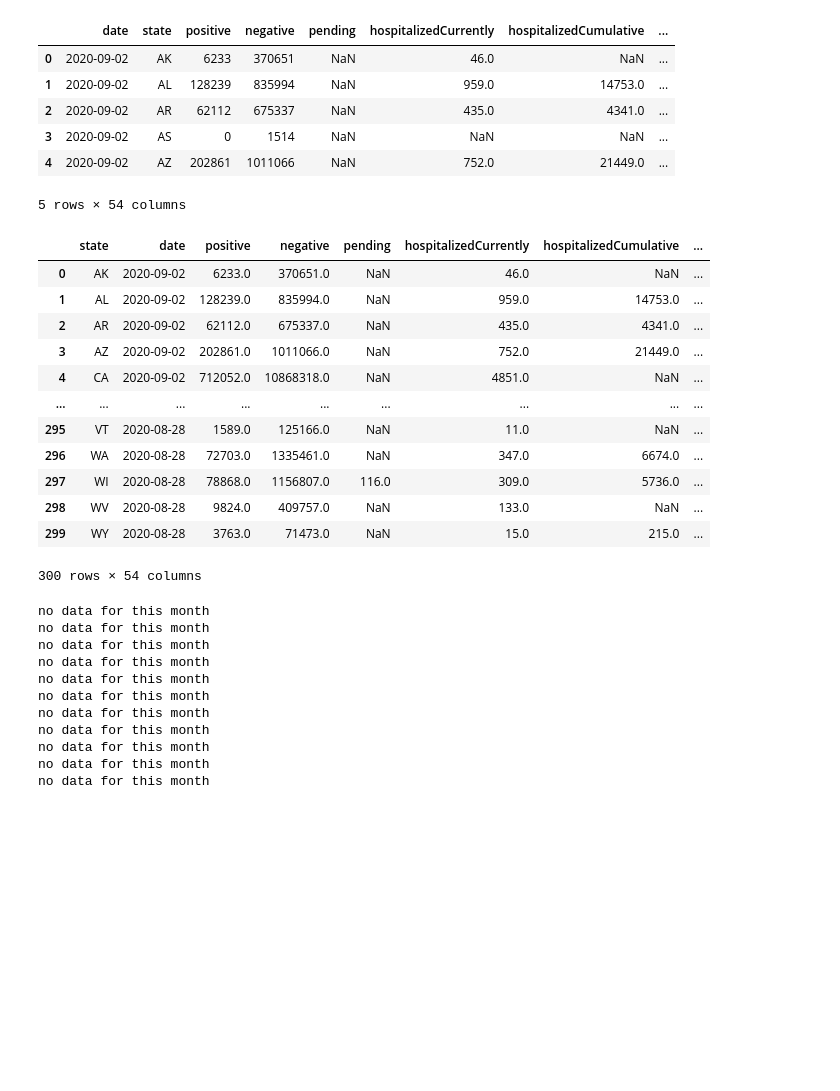
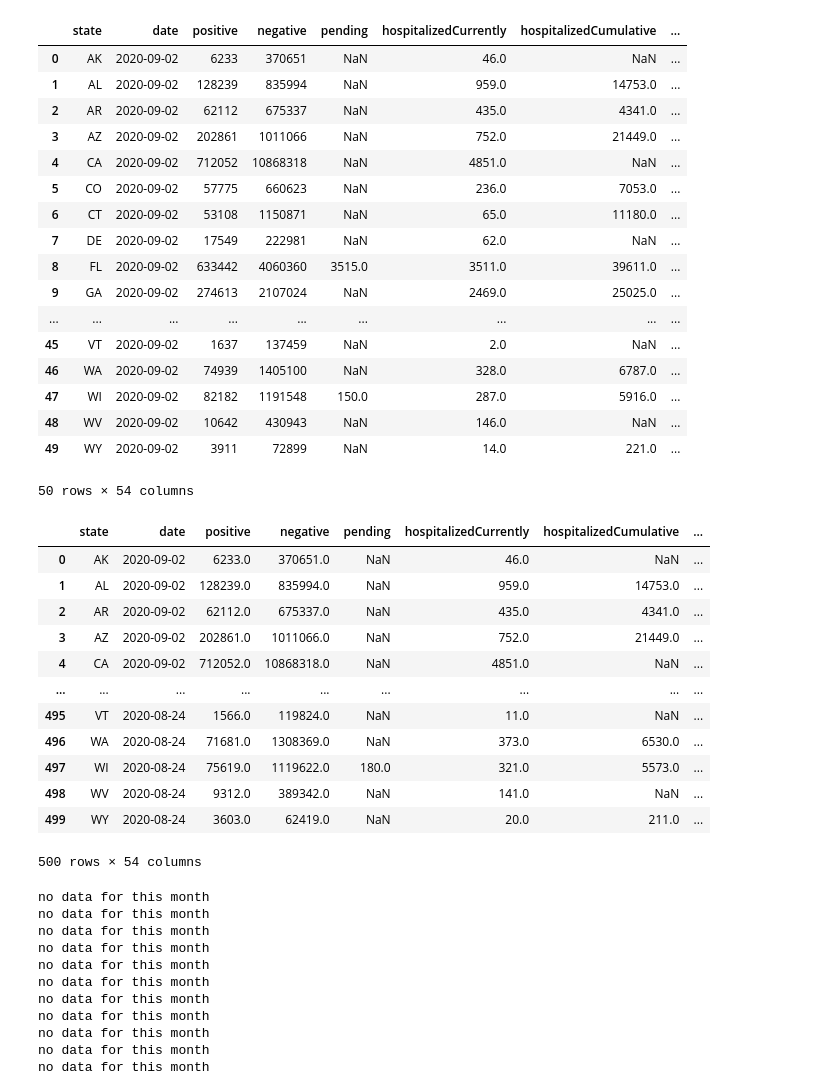
Before and after one commit to jamisonunruh24/Project-1, a Jupyter notebook: Data Clean up.ipynb, the cells around one changed output. Cells and saved outputs as stored; diff of their text form; code cells hidden in the pictures; blank space fills up the shorter version.

Commit message:
Final version of clean data notebook

```diff
--- a/Data Clean up.ipynb
+++ b/Data Clean up.ipynb
@@ -20,30 +20,47 @@ county_population_file = pd.read_csv("data_sources/qventus-covid-19-localized-sc
 # %%
 #URL pulls state data just for the current or last weekday reported
 url = "https://api.covidtracking.com/v1/states/current.json"
 state_current_data = (requests.get(url)).json()
 #Creating dataframe form api request
 state_current_data=pd.DataFrame(state_current_data)
 #date format is yyyymmdd this line changes to yyyy-mm-dd
 state_current_data['date'] = pd.to_datetime(state_current_data['date'], format='%Y%m%d')
 
-state_current_data.head()
+#Dropping US territoires from state current data
+state_current_data = state_current_data.set_index("state")
+state_current_data = state_current_data.drop(["AS","GU","MP","PR", "VI","DC"])
+state_current_data = state_current_data.reset_index()
+
+state_current_data.head(50)
 # %% [output]
-|  | date | state | positive | negative | pending | hospitalizedCurrently | hospitalizedCumulative | ... |
-| 0 | 2020-09-02 | AK | 6233 | 370651 | NaN | 46.0 | NaN | ... |
-| 1 | 2020-09-02 | AL | 128239 | 835994 | NaN | 959.0 | 14753.0 | ... |
-| 2 | 2020-09-02 | AR | 62112 | 675337 | NaN | 435.0 | 4341.0 | ... |
-| 3 | 2020-09-02 | AS | 0 | 1514 | NaN | NaN | NaN | ... |
-| 4 | 2020-09-02 | AZ | 202861 | 1011066 | NaN | 752.0 | 21449.0 | ... |
+|  | state | date | positive | negative | pending | hospitalizedCurrently | hospitalizedCumulative | ... |
+| 0 | AK | 2020-09-02 | 6233 | 370651 | NaN | 46.0 | NaN | ... |
+| 1 | AL | 2020-09-02 | 128239 | 835994 | NaN | 959.0 | 14753.0 | ... |
+| 2 | AR | 2020-09-02 | 62112 | 675337 | NaN | 435.0 | 4341.0 | ... |
+| 3 | AZ | 2020-09-02 | 202861 | 1011066 | NaN | 752.0 | 21449.0 | ... |
+| 4 | CA | 2020-09-02 | 712052 | 10868318 | NaN | 4851.0 | NaN | ... |
+| 5 | CO | 2020-09-02 | 57775 | 660623 | NaN | 236.0 | 7053.0 | ... |
+| 6 | CT | 2020-09-02 | 53108 | 1150871 | NaN | 65.0 | 11180.0 | ... |
+| 7 | DE | 2020-09-02 | 17549 | 222981 | NaN | 62.0 | NaN | ... |
+| 8 | FL | 2020-09-02 | 633442 | 4060360 | 3515.0 | 3511.0 | 39611.0 | ... |
+| 9 | GA | 2020-09-02 | 274613 | 2107024 | NaN | 2469.0 | 25025.0 | ... |
+| ... | ... | ... | ... | ... | ... | ... | ... | ... |
+| 45 | VT | 2020-09-02 | 1637 | 137459 | NaN | 2.0 | NaN | ... |
+| 46 | WA | 2020-09-02 | 74939 | 1405100 | NaN | 328.0 | 6787.0 | ... |
+| 47 | WI | 2020-09-02 | 82182 | 1191548 | 150.0 | 287.0 | 5916.0 | ... |
+| 48 | WV | 2020-09-02 | 10642 | 430943 | NaN | 146.0 | NaN | ... |
+| 49 | WY | 2020-09-02 | 3911 | 72899 | NaN | 14.0 | 221.0 | ... |
-5 rows × 54 columns
+50 rows × 54 columns
 # %%
-#URL pulls collection of all states current data from past dates
+#URL pulls collection of all states current data from previous dates
 url = "https://api.covidtracking.com/v1/states/daily.json"
 state_daily_data = (requests.get(url)).json()
 
-#Creating dataframe form api request
+#Creating dataframe form API request
 state_daily_data=pd.DataFrame(state_daily_data)
 
 #date format is yyyymmdd this line changes to yyyy-mm-dd
+#Used later in adding specific cloumns for "Month" and "Day" for sorting data by timeframe
 state_daily_data['date'] = pd.to_datetime(state_daily_data['date'], format='%Y%m%d')
 
 #Dropping US Territories from state list
@@ -59,7 +76,7 @@ for state in states:
     state_case = state_daily_data.loc[state_daily_data["state"] == state]
     total_cases_by_state.append(state_case["positive"].sum())
 
-state_daily_data.head(300)
+state_daily_data.head(500)
 # %% [output]
 |  | state | date | positive | negative | pending | hospitalizedCurrently | hospitalizedCumulative | ... |
 | 0 | AK | 2020-09-02 | 6233.0 | 370651.0 | NaN | 46.0 | NaN | ... |
@@ -68,11 +85,11 @@ state_daily_data.head(300)
 | 3 | AZ | 2020-09-02 | 202861.0 | 1011066.0 | NaN | 752.0 | 21449.0 | ... |
 | 4 | CA | 2020-09-02 | 712052.0 | 10868318.0 | NaN | 4851.0 | NaN | ... |
 | ... | ... | ... | ... | ... | ... | ... | ... | ... |
-| 295 | VT | 2020-08-28 | 1589.0 | 125166.0 | NaN | 11.0 | NaN | ... |
-| 296 | WA | 2020-08-28 | 72703.0 | 1335461.0 | NaN | 347.0 | 6674.0 | ... |
-| 297 | WI | 2020-08-28 | 78868.0 | 1156807.0 | 116.0 | 309.0 | 5736.0 | ... |
-| 298 | WV | 2020-08-28 | 9824.0 | 409757.0 | NaN | 133.0 | NaN | ... |
-| 299 | WY | 2020-08-28 | 3763.0 | 71473.0 | NaN | 15.0 | 215.0 | ... |
+| 495 | VT | 2020-08-24 | 1566.0 | 119824.0 | NaN | 11.0 | NaN | ... |
+| 496 | WA | 2020-08-24 | 71681.0 | 1308369.0 | NaN | 373.0 | 6530.0 | ... |
+| 497 | WI | 2020-08-24 | 75619.0 | 1119622.0 | 180.0 | 321.0 | 5573.0 | ... |
+| 498 | WV | 2020-08-24 | 9312.0 | 389342.0 | NaN | 141.0 | NaN | ... |
+| 499 | WY | 2020-08-24 | 3603.0 | 62419.0 | NaN | 20.0 | 211.0 | ... |
-300 rows × 54 columns
+500 rows × 54 columns
 # %%
 #loop for finding positive rate per month
```
Also changed, not shown: parts of 9 cells of this notebook.
